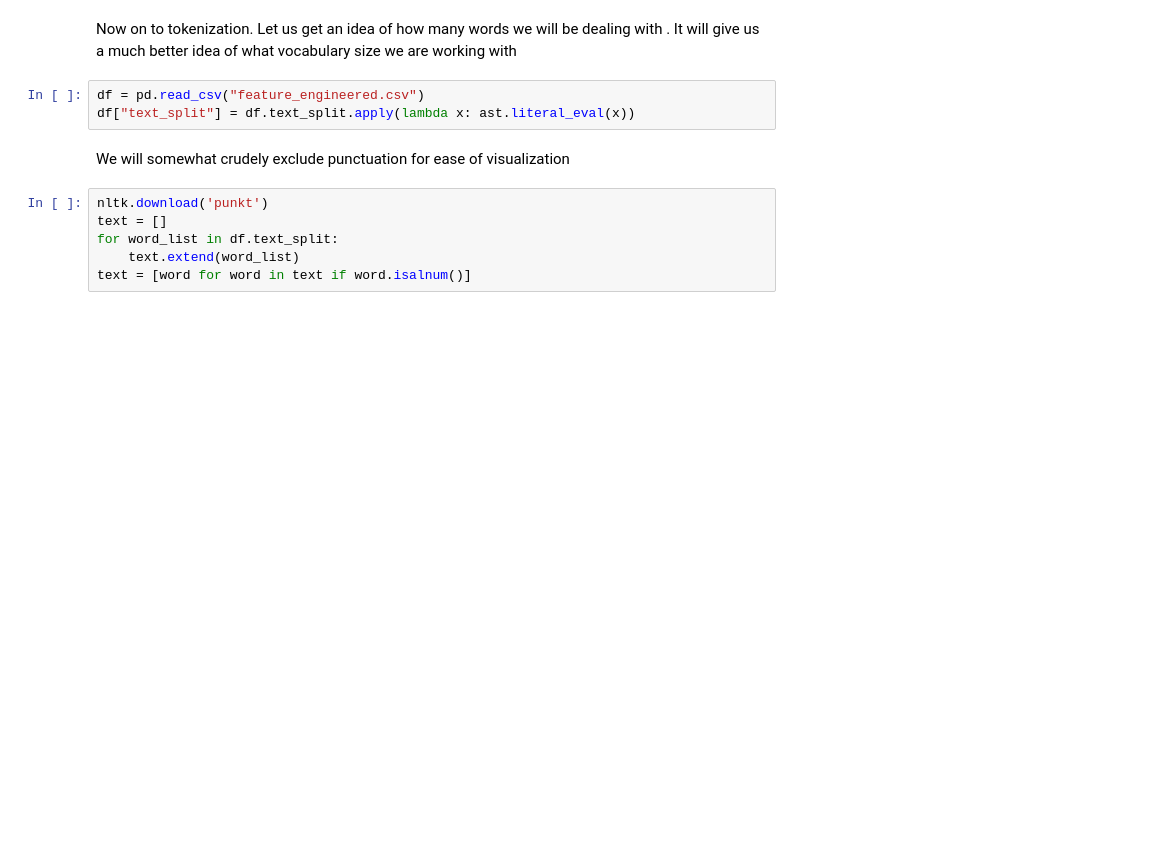
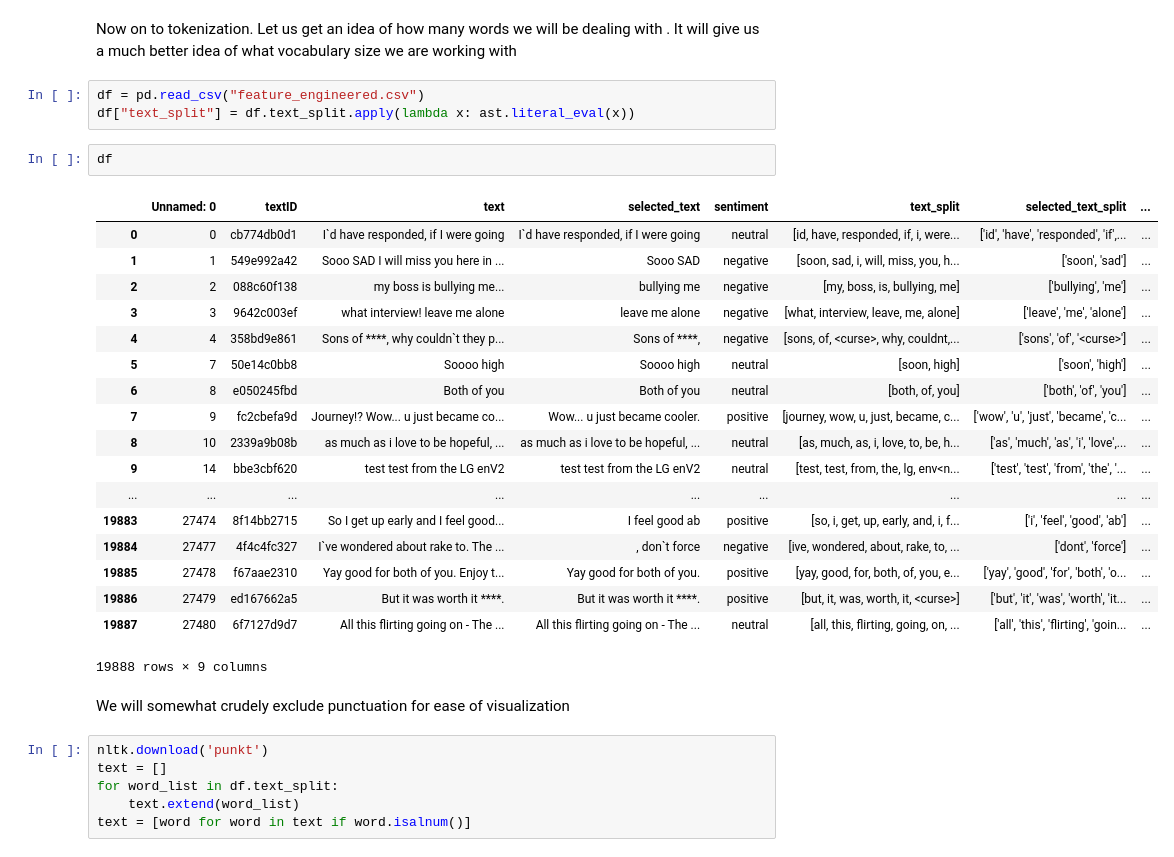
Before and after one commit to joshzwiebel/Tweet-Sentiment-Extraction, a Jupyter notebook: tweet_sentiment_extraction/Preprocessing/tokenization.ipynb, the cells around one changed output. Drawn from its saved outputs; the diff is of its cells as text; blank space fills up the shorter version.

Commit message:
Tokenize text

```diff
--- a/tweet_sentiment_extraction/Preprocessing/tokenization.ipynb
+++ b/tweet_sentiment_extraction/Preprocessing/tokenization.ipynb
@@ -7,6 +10,27 @@ Now on to tokenization. Let us get an idea of how many words we will be dealing
 # %%
 df = pd.read_csv("feature_engineered.csv")
 df["text_split"] = df.text_split.apply(lambda x: ast.literal_eval(x))
+# %%
+df
+# %% [output]
+|  | Unnamed: 0 | textID | text | selected_text | sentiment | text_split | selected_text_split | ... |
+| 0 | 0 | cb774db0d1 | I`d have responded, if I were going | I`d have responded, if I were going | neutral | [id, have, responded, if, i, were... | ['id', 'have', 'responded', 'if',... | ... |
+| 1 | 1 | 549e992a42 | Sooo SAD I will miss you here in ... | Sooo SAD | negative | [soon, sad, i, will, miss, you, h... | ['soon', 'sad'] | ... |
+| 2 | 2 | 088c60f138 | my boss is bullying me... | bullying me | negative | [my, boss, is, bullying, me] | ['bullying', 'me'] | ... |
+| 3 | 3 | 9642c003ef | what interview! leave me alone | leave me alone | negative | [what, interview, leave, me, alone] | ['leave', 'me', 'alone'] | ... |
+| 4 | 4 | 358bd9e861 | Sons of ****, why couldn`t they p... | Sons of ****, | negative | [sons, of, <curse>, why, couldnt,... | ['sons', 'of', '<curse>'] | ... |
+| 5 | 7 | 50e14c0bb8 | Soooo high | Soooo high | neutral | [soon, high] | ['soon', 'high'] | ... |
+| 6 | 8 | e050245fbd | Both of you | Both of you | neutral | [both, of, you] | ['both', 'of', 'you'] | ... |
+| 7 | 9 | fc2cbefa9d | Journey!? Wow... u just became co... | Wow... u just became cooler. | positive | [journey, wow, u, just, became, c... | ['wow', 'u', 'just', 'became', 'c... | ... |
+| 8 | 10 | 2339a9b08b | as much as i love to be hopeful, ... | as much as i love to be hopeful, ... | neutral | [as, much, as, i, love, to, be, h... | ['as', 'much', 'as', 'i', 'love',... | ... |
+| 9 | 14 | bbe3cbf620 | test test from the LG enV2 | test test from the LG enV2 | neutral | [test, test, from, the, lg, env<n... | ['test', 'test', 'from', 'the', '... | ... |
+| ... | ... | ... | ... | ... | ... | ... | ... | ... |
+| 19883 | 27474 | 8f14bb2715 | So I get up early and I feel good... | I feel good ab | positive | [so, i, get, up, early, and, i, f... | ['i', 'feel', 'good', 'ab'] | ... |
+| 19884 | 27477 | 4f4c4fc327 | I`ve wondered about rake to. The ... | , don`t force | negative | [ive, wondered, about, rake, to, ... | ['dont', 'force'] | ... |
+| 19885 | 27478 | f67aae2310 | Yay good for both of you. Enjoy t... | Yay good for both of you. | positive | [yay, good, for, both, of, you, e... | ['yay', 'good', 'for', 'both', 'o... | ... |
+| 19886 | 27479 | ed167662a5 | But it was worth it ****. | But it was worth it ****. | positive | [but, it, was, worth, it, <curse>] | ['but', 'it', 'was', 'worth', 'it... | ... |
+| 19887 | 27480 | 6f7127d9d7 | All this flirting going on - The ... | All this flirting going on - The ... | neutral | [all, this, flirting, going, on, ... | ['all', 'this', 'flirting', 'goin... | ... |
+19888 rows × 9 columns
 # %% [markdown]
 We will somewhat crudely exclude punctuation for ease of visualization
 # %%
```
Also changed, not shown: parts of 7 cells of this notebook, 4 other files.
